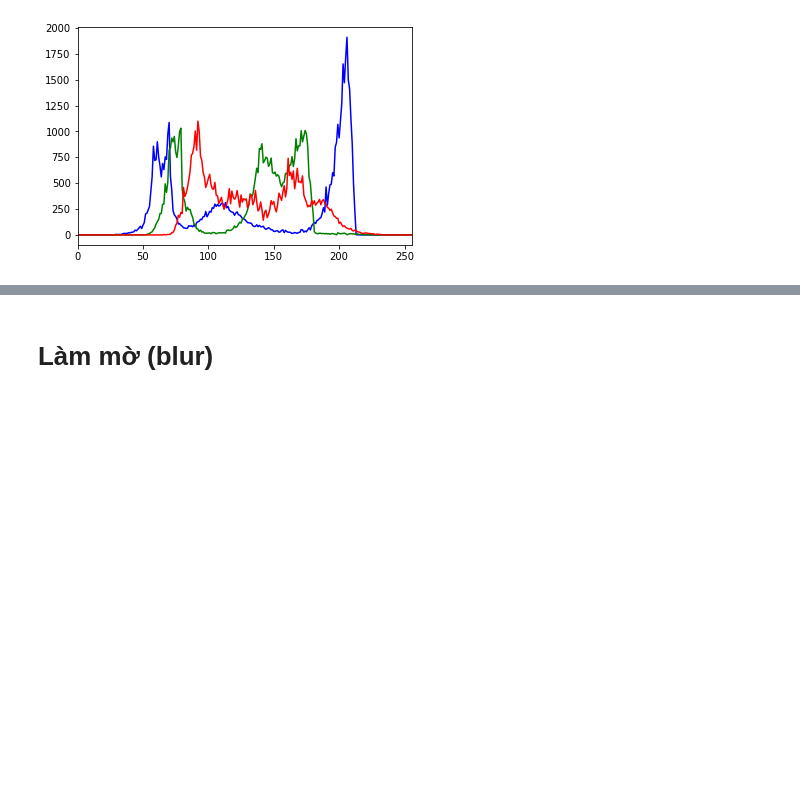
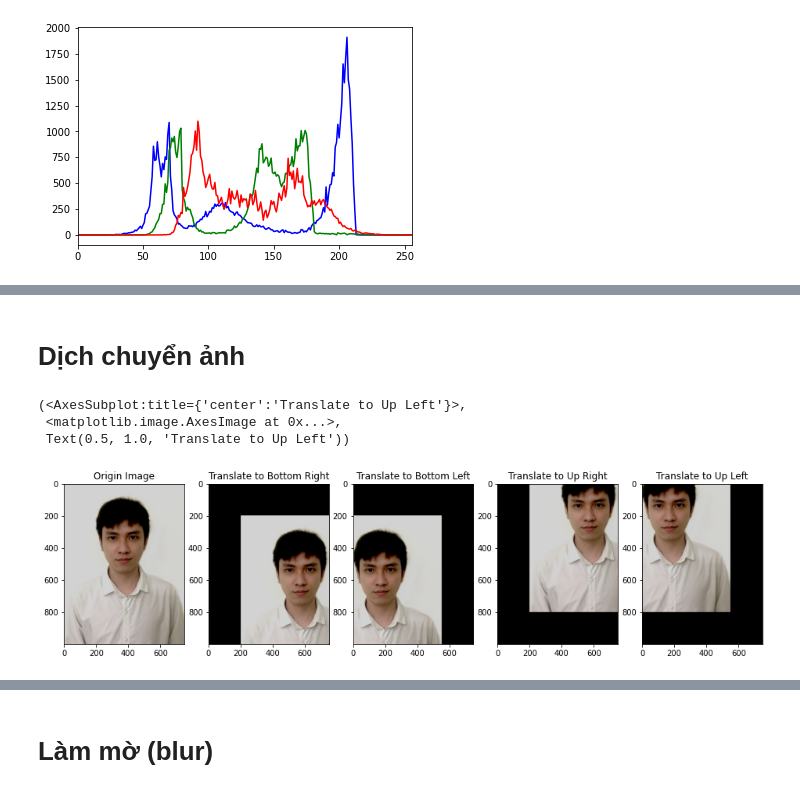
Before and after one commit to nvhuy898/nvh_cheatsheet, a Jupyter notebook: opencv/OpenCV_cheetsheet.ipynb, the cells around one changed output, grey strips where cells are left out. Cells and saved outputs as stored; diff of their text form; code cells hidden in the pictures; blank space fills up the shorter version.

```diff
--- a/opencv/openc_cheetsheet.ipynb
+++ b/opencv/OpenCV_cheetsheet.ipynb
@@ -81,0 +103,36 @@ plt.show()
+# %% [markdown]
+# Dịch chuyển ảnh
+# %%
+rows, cols = img.shape[:2]
+# Dịch chuyển hình ảnh xuống góc dưới bên phải
+tx, ty = (200, 200)
+M1 = np.array([[1, 0, tx],
+              [0, 1, ty]], dtype=np.float32)
+tran1 = cv2.warpAffine(img, M1, (cols, rows))
+
+# Dịch chuyển hình ảnh xuống góc dưới bên trái
+M2 = np.array([[1, 0, -tx],
+              [0, 1, ty]], dtype=np.float32)
+tran2 = cv2.warpAffine(img, M2, (cols, rows))
+
+# Dịch chuyển hình ảnh xuống góc dưới bên trái
+M3 = np.array([[1, 0, tx],
+              [0, 1, -ty]], dtype=np.float32)
+tran3 = cv2.warpAffine(img, M3, (cols, rows))
+
+# Dịch chuyển hình ảnh xuống góc dưới bên trái
+M4 = np.array([[1, 0, -tx],
+              [0, 1, -ty]], dtype=np.float32)
+tran4 = cv2.warpAffine(img, M4, (cols, rows))
+
+plt.figure(figsize=(16, 4))
+plt.subplot(151),plt.imshow(img),plt.title('Origin Image')
+plt.subplot(152),plt.imshow(tran1),plt.title('Translate to Bottom Right')
+plt.subplot(153),plt.imshow(tran2),plt.title('Translate to Bottom Left')
+plt.subplot(154),plt.imshow(tran3),plt.title('Translate to Up Right')
+plt.subplot(155),plt.imshow(tran4),plt.title('Translate to Up Left')
+# %% [output]
+(<AxesSubplot:title={'center':'Translate to Up Left'}>,
+ <matplotlib.image.AxesImage at 0x...>,
+ Text(0.5, 1.0, 'Translate to Up Left'))
+[figure, added]
```
Also changed, not shown: parts of 11 cells of this notebook, 6 other files.
